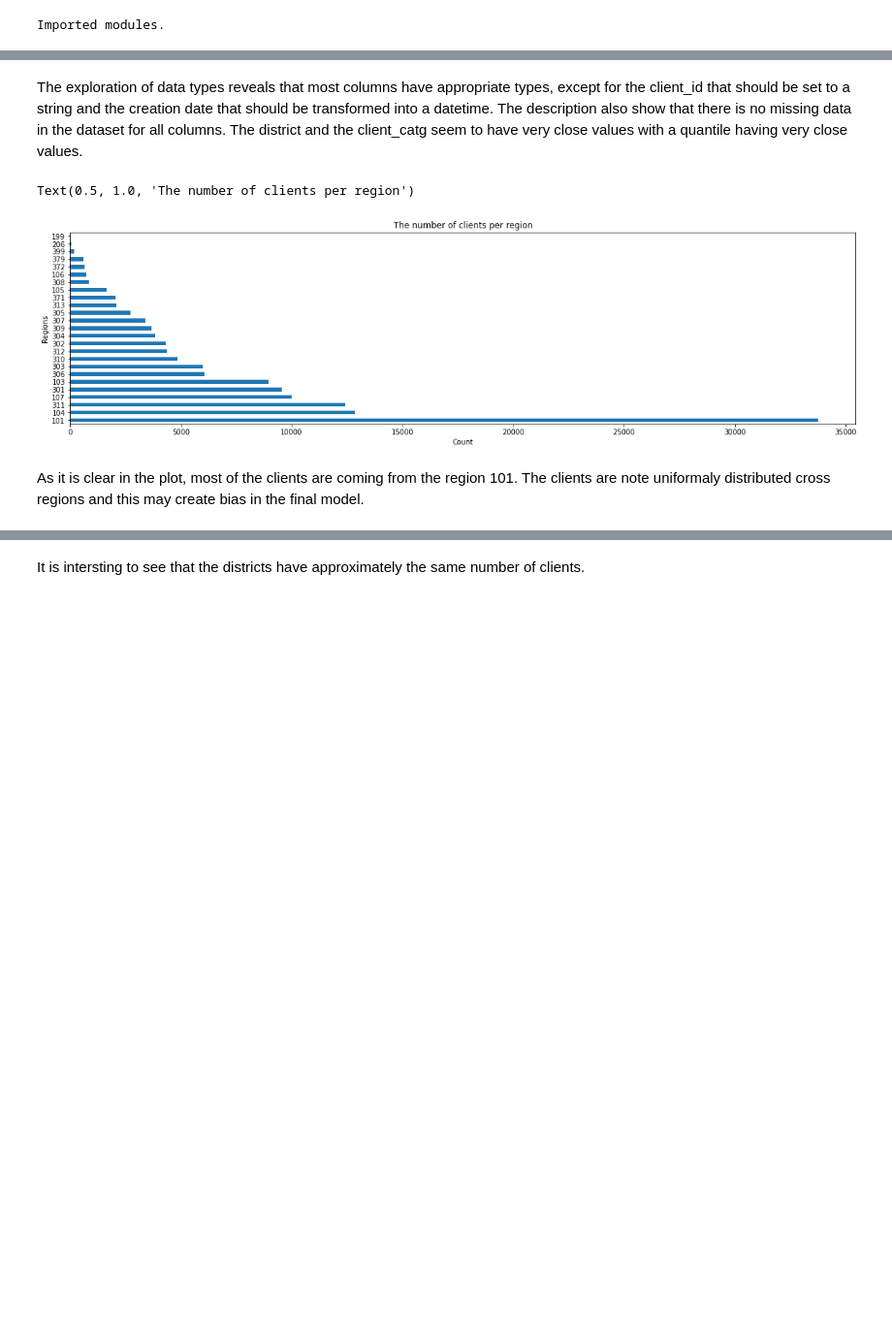
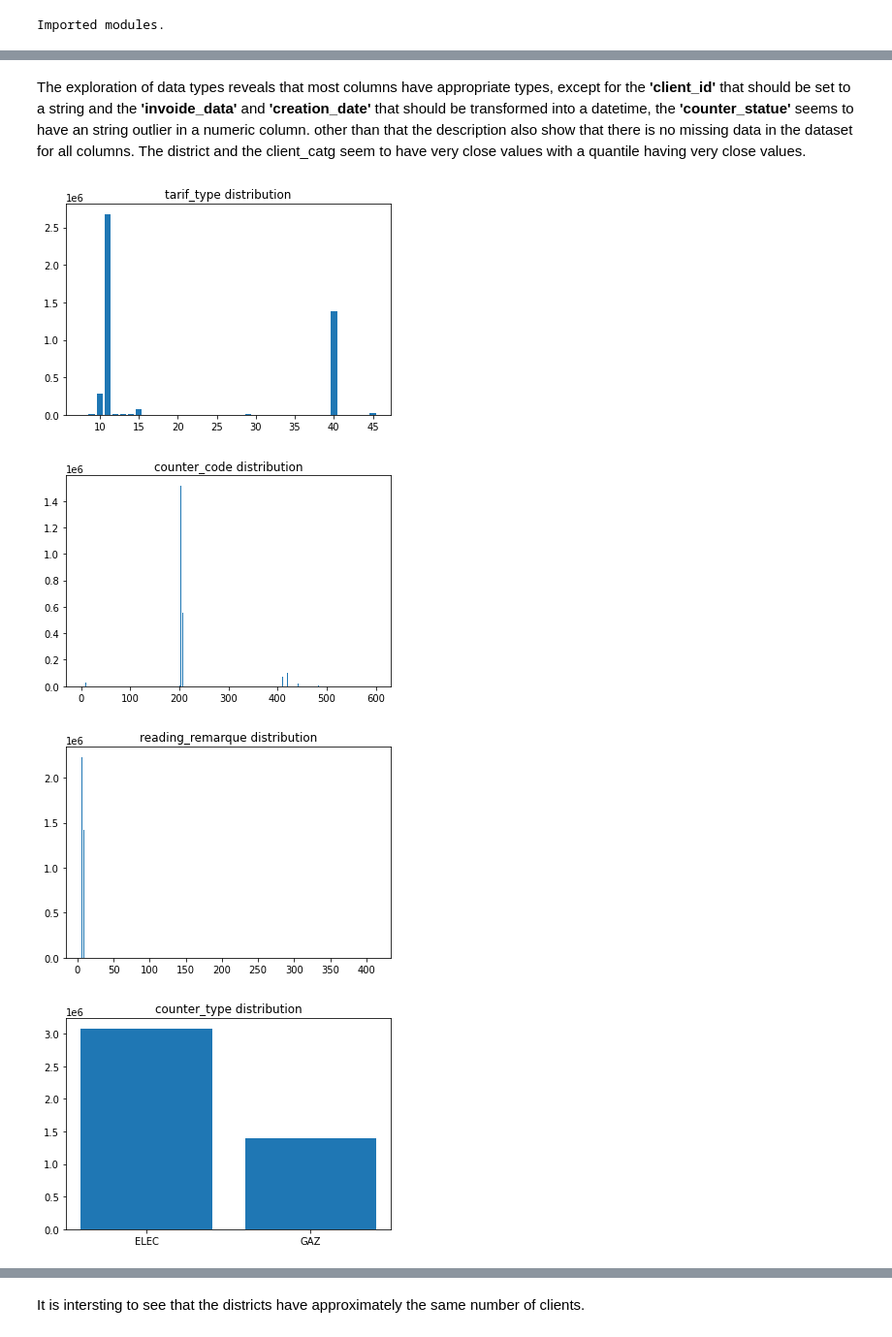
Before and after one commit to ChihabFortas/Fraud-detection-Model, a Jupyter notebook: ML_academy_Project_1.ipynb, the cells around one changed output, grey strips where cells are left out. Shown at 97% size. Saved outputs shown, nothing was run; the diff lists cells and outputs as text; code cells hidden in the pictures; blank space fills up the shorter version.

```diff
--- a/ML_academy_Project_1.ipynb
+++ b/ML_academy_Project_1.ipynb
@@ -110,13 +163,16 @@ data['client_train'].describe()
 # %% [markdown]
-The exploration of data types reveals that most columns have appropriate types, except for the client_id that should be set to a string and the creation date that should be transformed into a datetime. The description also show that there is no missing data in the dataset for all columns. The district and the client_catg seem to have very close values with a quantile having very close values.
+The exploration of data types reveals that most columns have appropriate types, except for the **'client_id'** that should be set to a string and the **'invoide_data'** and **'creation_date'** that should be transformed into a datetime, the **'counter_statue'** seems to have an string outlier in a numeric column. other than that the description also show that there is no missing data in the dataset for all columns. The district and the client_catg seem to have very close values with a quantile having very close values.
-# %%
-figure(figsize=(20,5))
-data['client_train']['region'].value_counts().plot(kind='barh')
-plt.xlabel('Count')
-plt.ylabel('Regions')
-plt.title('The number of clients per region')
-# %% [output]
-Text(0.5, 1.0, 'The number of clients per region')
-[figure, removed]
-# %% [markdown]
-As it is clear in the plot, most of the clients are coming from the region 101. The clients are note uniformaly distributed cross regions and this may create bias in the final model.
+# %%
+# Ploting data from the Invoice training data
+invoice_columns = ['tarif_type','counter_code','reading_remarque','counter_type','counter_coefficient']
+
+for col in invoice_columns:
+    ds = invoice_train.groupby([col])['client_id'].count()
+    plt.bar(x=ds.index, height=ds.values)
+    plt.title(col+' distribution')
+    plt.show()
+# %% [output]
+[figure, added]
+[figure, added]
+[figure, added]
+[figure, added]
```
Also changed, not shown: parts of 39 cells of this notebook.
